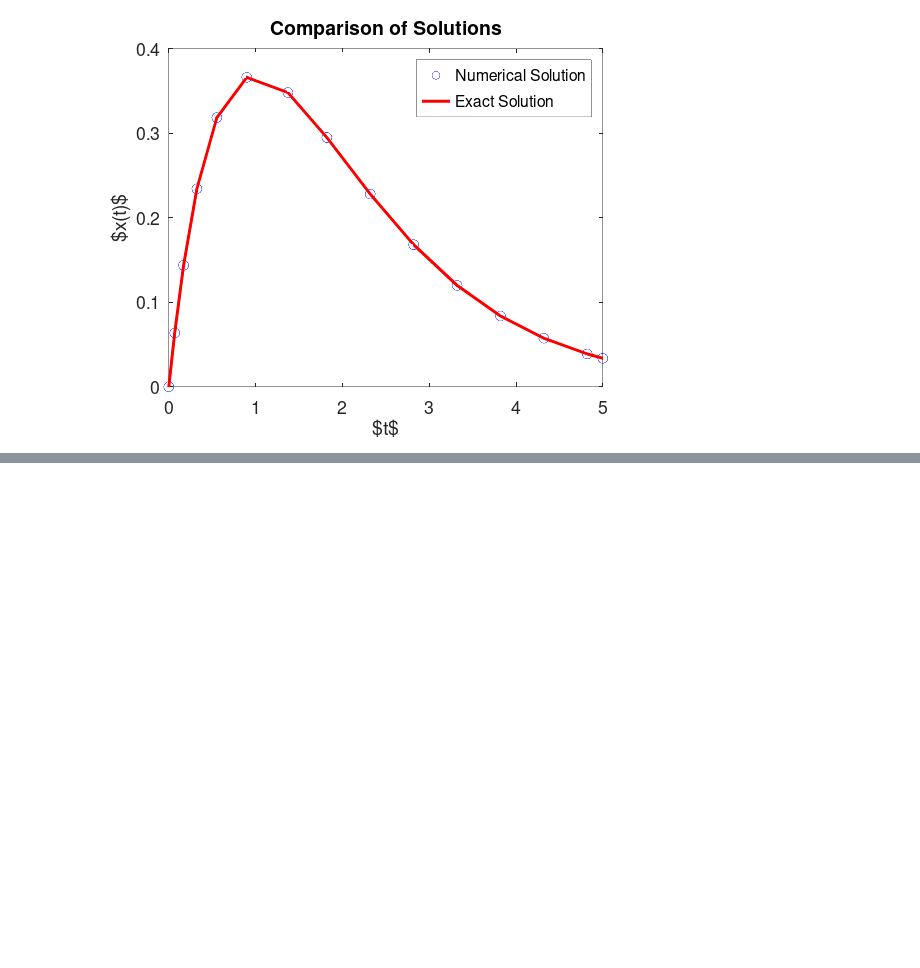
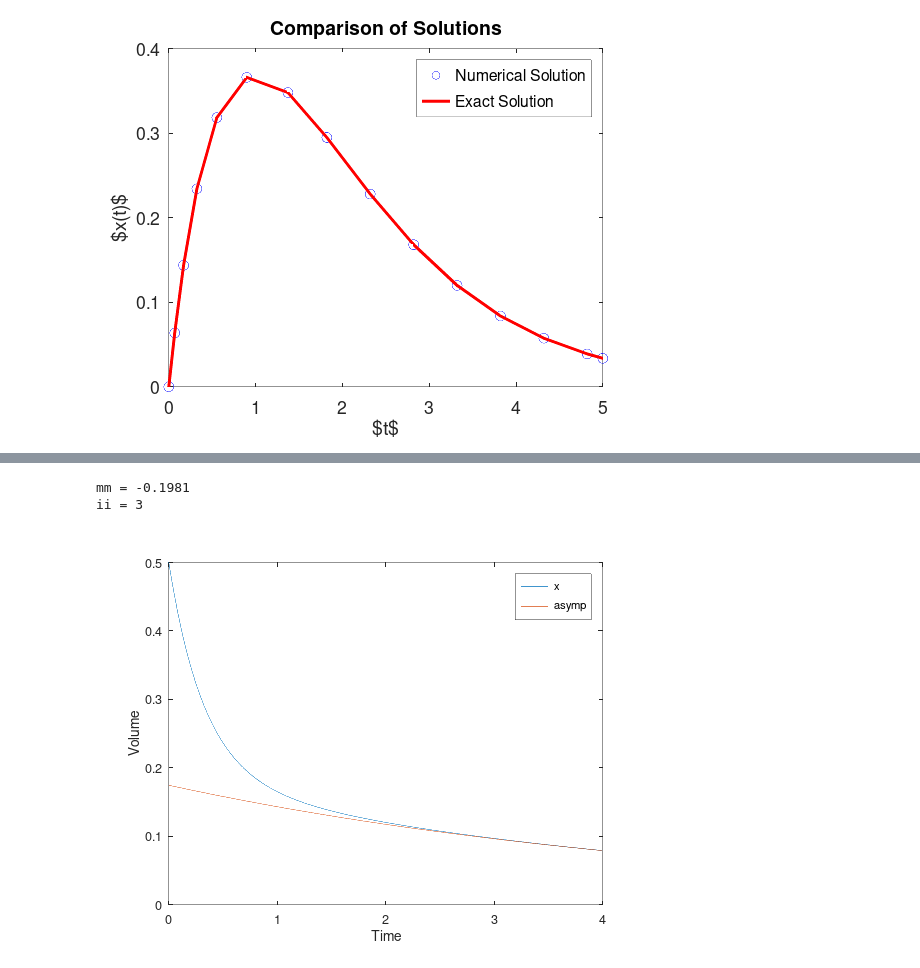
Before and after one commit to kiril-chilingarashvili/diff-equations-3, a Jupyter notebook: 3-octave.ipynb, the cells around one changed output, grey strips where cells are left out. Drawn from its saved outputs; the diff is of its cells as text; code cells hidden in the pictures; blank space fills up the shorter version.

```diff
--- a/3-octave.ipynb
+++ b/3-octave.ipynb
@@ -352,0 +402,43 @@ It took ODE45 0.0259 seconds to compute the solution
+# %%
+A = [ -2 1 0; 1 -2 1; 0 1 -1];
+x0 = [0.5;0;0.5];
+t = linspace(0,4,100);
+% Store the eigenvectors and eigenvalues in matrices V and D respectively.
+[V,D] = eig(A);
+
+%Define I to be the index of the largest eigenvalue of A. That is the largest eigenvalues is D(I,I).
+% Hint try using sort() or max() and look into the MATLAB documentation for help.
+
+[mm,ii] = max([D(1,1),D(2,2),D(3,3)])
+
+I = ii;
+
+% Defined lambda to be the maximum eigenvalue, and v to be the maximum eigenvector.
+
+
+
+
+lambda = D(I,I);
+v = V(:,I);
+%
+C = inv(V)*x0;
+c = C(I,1);
+asymp = c*exp(lambda*t)*v(1,1);
+x=zeros(3,length(t));
+% use the matrix exponential to find the solution for the given initial condition
+for m=1:length(t)
+    x(:,m) = expm(A*t(m))*x0;
+end
+%
+
+plot(t,x(1,:))
+hold on
+plot(t,asymp)
+legend('x','asymp')
+set(gca,'fontsize',18)
+xlabel('Time')
+ylabel('Volume')
+# %% [output]
+mm = -0.1981
+ii = 3
+[figure, added]
```
Also changed, not shown: parts of 1 cell of this notebook, 1 other file.
